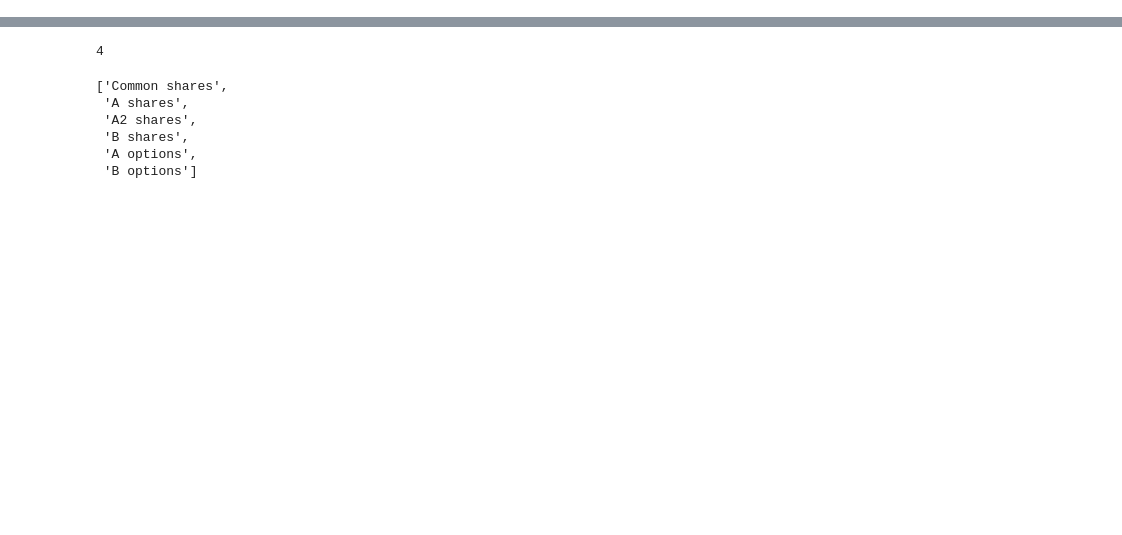
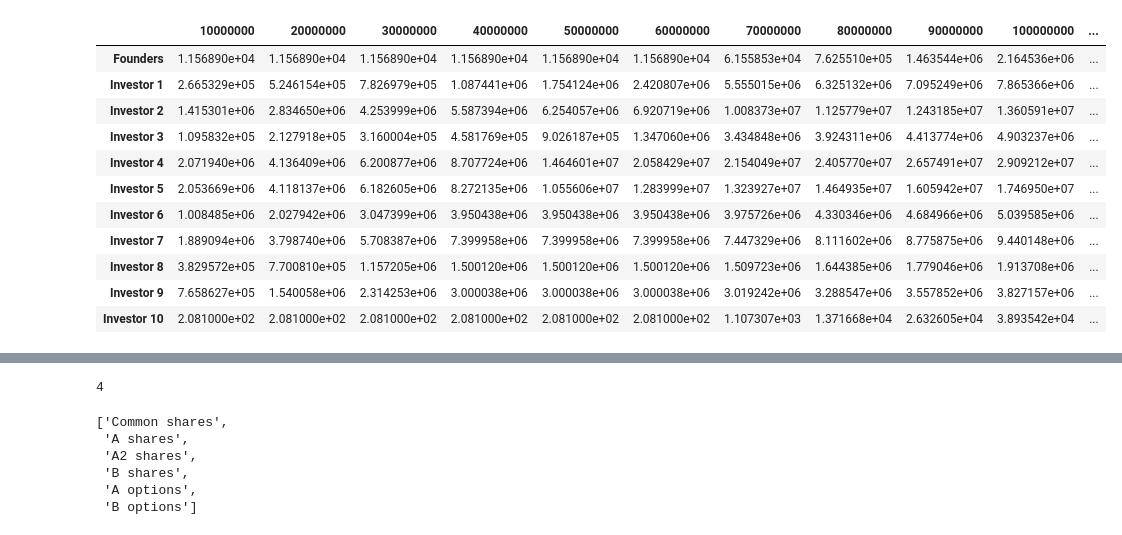
Before and after one commit to HighlightReel/projet_liquid, a Jupyter notebook: liquid_pref_options.ipynb, the cells around one changed output, grey strips where cells are left out. Saved outputs shown, nothing was run; the diff lists cells and outputs as text; code cells hidden in the pictures; blank space fills up the shorter version.

```diff
--- a/liquid_pref_options.ipynb
+++ b/liquid_pref_options.ipynb
@@ -247,0 +265,47 @@ plt.show()
+# %%
+import plotly.graph_objects as go
+
+floor = 10000000
+ceiling = 200000000
+step = 10000000
+graphe = []
+x = []
+for i in range(floor, ceiling+step, step):
+    x.append(i)
+
+
+
+for sale_price in range (floor, ceiling+step, step):
+    liquid_pref, liquid_pref_styled = liquid_pref_function(cap_table, series, investors, options_holders, options_class, first_step, carve_out_rate, multiples_pref, participating, shares_prices, sale_price)
+    proceeds = []
+    for investor in investors:
+        proceeds.append(liquid_pref["Total proceeds"][investor])
+    graphe.append(proceeds)
+
+
+fig = go.Figure()
+for i in range (len(investors)):
+    fig.add_trace(go.Scatter(x=x, y=[item[i] for item in graphe],
+                    mode='lines',
+                    name=investors[i]))
+
+fig.update_layout(title='<b>Liquid pref simulation</b>', title_x=0.5,
+                   xaxis_title='Sale price (€)',
+                   yaxis_title='Proceeds (€)')
+fig.show()
+
+df = pd.DataFrame(np.array(graphe).T.tolist(), columns=range (floor, ceiling+step, step), index=investors)
+df
+# %% [output]
+|  | 10000000 | 20000000 | 30000000 | 40000000 | 50000000 | 60000000 | 70000000 | 80000000 | 90000000 | 100000000 | ... |
+| Founders | 1.156890e+04 | 1.156890e+04 | 1.156890e+04 | 1.156890e+04 | 1.156890e+04 | 1.156890e+04 | 6.155853e+04 | 7.625510e+05 | 1.463544e+06 | 2.164536e+06 | ... |
+| Investor 1 | 2.665329e+05 | 5.246154e+05 | 7.826979e+05 | 1.087441e+06 | 1.754124e+06 | 2.420807e+06 | 5.555015e+06 | 6.325132e+06 | 7.095249e+06 | 7.865366e+06 | ... |
+| Investor 2 | 1.415301e+06 | 2.834650e+06 | 4.253999e+06 | 5.587394e+06 | 6.254057e+06 | 6.920719e+06 | 1.008373e+07 | 1.125779e+07 | 1.243185e+07 | 1.360591e+07 | ... |
+| Investor 3 | 1.095832e+05 | 2.127918e+05 | 3.160004e+05 | 4.581769e+05 | 9.026187e+05 | 1.347060e+06 | 3.434848e+06 | 3.924311e+06 | 4.413774e+06 | 4.903237e+06 | ... |
+| Investor 4 | 2.071940e+06 | 4.136409e+06 | 6.200877e+06 | 8.707724e+06 | 1.464601e+07 | 2.058429e+07 | 2.154049e+07 | 2.405770e+07 | 2.657491e+07 | 2.909212e+07 | ... |
+| Investor 5 | 2.053669e+06 | 4.118137e+06 | 6.182605e+06 | 8.272135e+06 | 1.055606e+07 | 1.283999e+07 | 1.323927e+07 | 1.464935e+07 | 1.605942e+07 | 1.746950e+07 | ... |
+| Investor 6 | 1.008485e+06 | 2.027942e+06 | 3.047399e+06 | 3.950438e+06 | 3.950438e+06 | 3.950438e+06 | 3.975726e+06 | 4.330346e+06 | 4.684966e+06 | 5.039585e+06 | ... |
+| Investor 7 | 1.889094e+06 | 3.798740e+06 | 5.708387e+06 | 7.399958e+06 | 7.399958e+06 | 7.399958e+06 | 7.447329e+06 | 8.111602e+06 | 8.775875e+06 | 9.440148e+06 | ... |
+| Investor 8 | 3.829572e+05 | 7.700810e+05 | 1.157205e+06 | 1.500120e+06 | 1.500120e+06 | 1.500120e+06 | 1.509723e+06 | 1.644385e+06 | 1.779046e+06 | 1.913708e+06 | ... |
+| Investor 9 | 7.658627e+05 | 1.540058e+06 | 2.314253e+06 | 3.000038e+06 | 3.000038e+06 | 3.000038e+06 | 3.019242e+06 | 3.288547e+06 | 3.557852e+06 | 3.827157e+06 | ... |
+| Investor 10 | 2.081000e+02 | 2.081000e+02 | 2.081000e+02 | 2.081000e+02 | 2.081000e+02 | 2.081000e+02 | 1.107307e+03 | 1.371668e+04 | 2.632605e+04 | 3.893542e+04 | ... |
```
Also changed, not shown: parts of 7 cells of this notebook, 8 other files.
